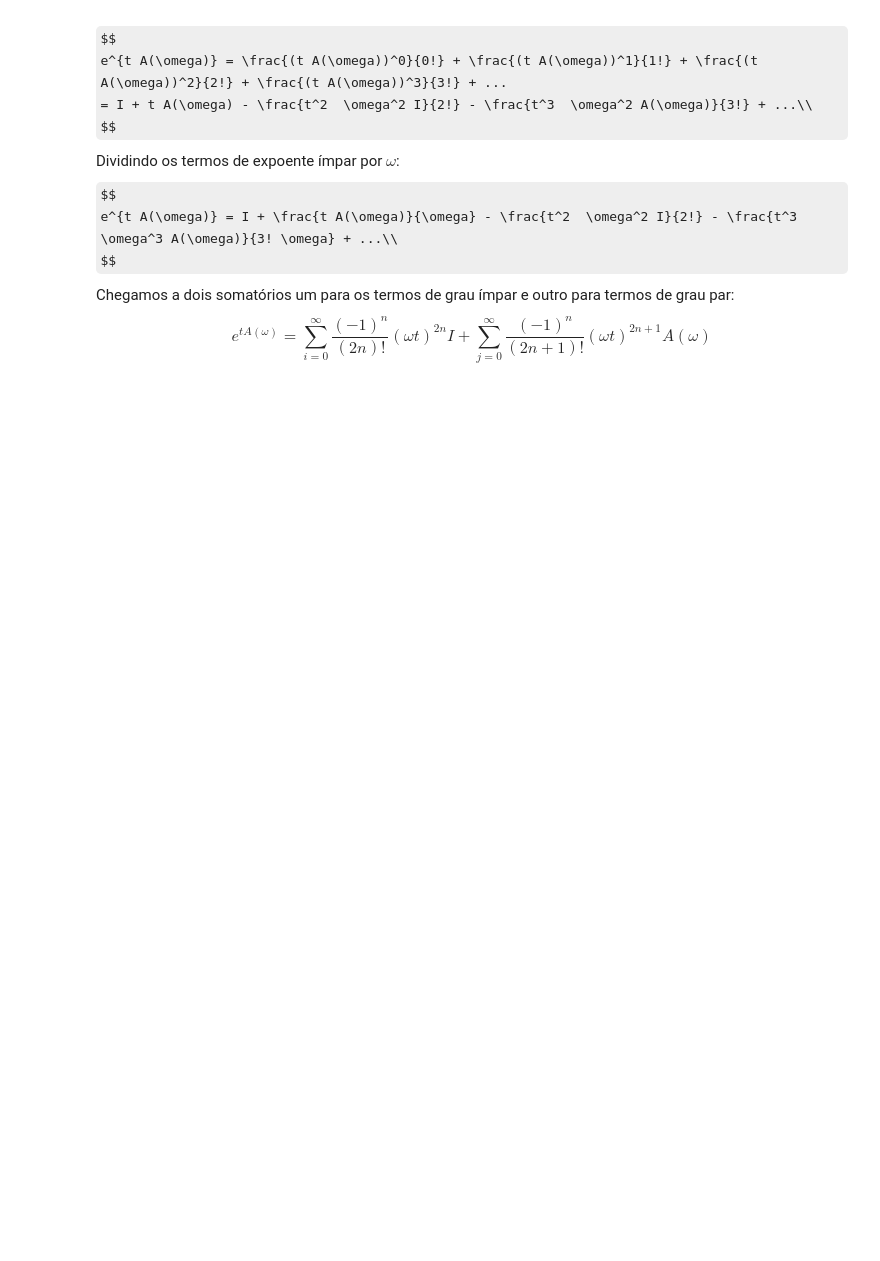
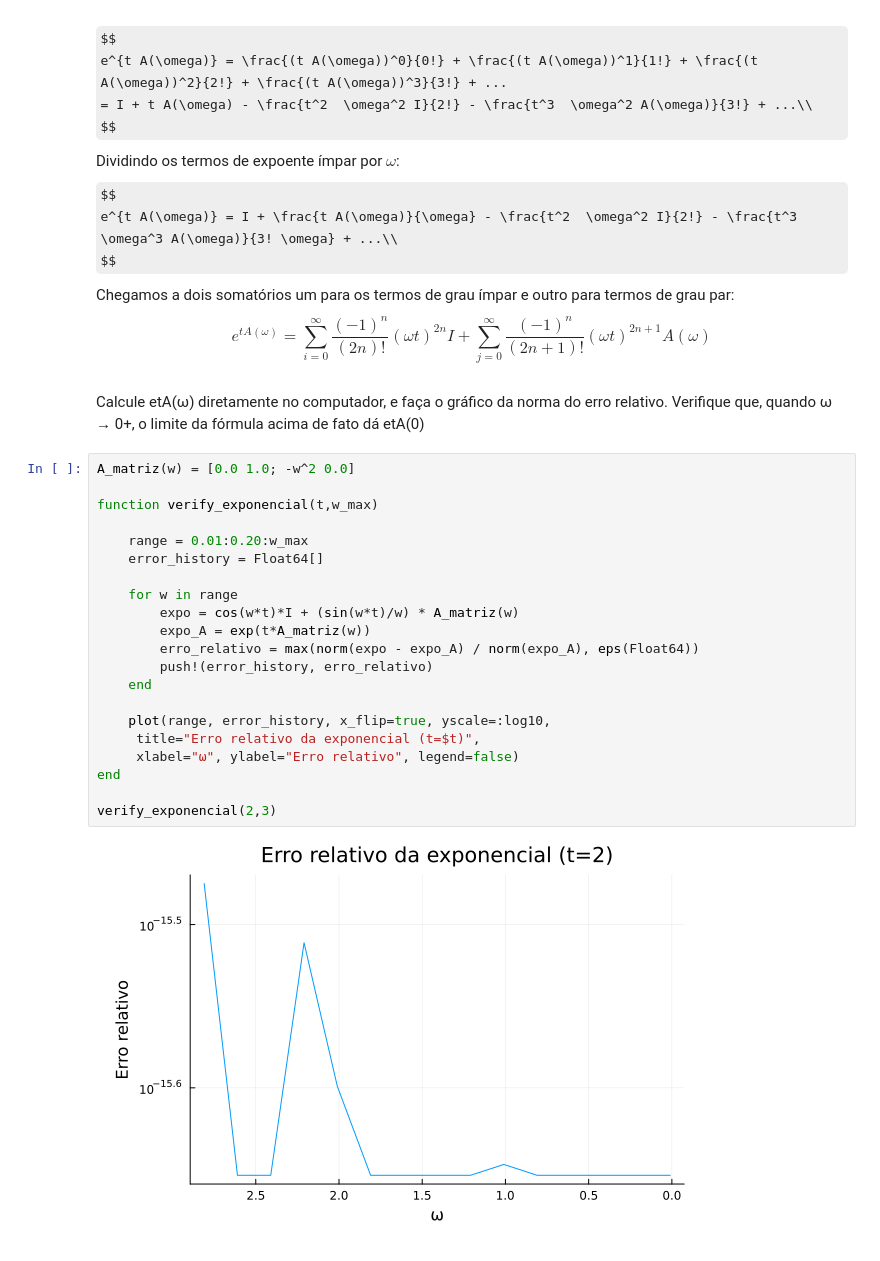
Before and after one commit to davi-dressler/householder_reflectors, a Jupyter notebook: projeto_4 .ipynb, the cells around one changed output. Cells and saved outputs as stored; diff of their text form; some formulas as TeX source; blank space fills up the shorter version.

```diff
--- a/projeto_4 .ipynb
+++ b/projeto_4 .ipynb
@@ -674,3 +727,29 @@ Chegamos a dois somatórios um para os termos de grau ímpar e outro para termos
 $$
 e^{t A(\omega)} = \sum_{i=0}^{\infty} \frac{(-1)^n}{(2n)!} (\omega t)^{2n} I + \sum_{j=0}^{\infty} \frac{(-1)^n}{(2n + 1)!} (\omega t)^{2n + 1} A(\omega)
 $$
+# %% [markdown]
+Calcule etA(ω) diretamente no computador, e faça o gráfico da norma do erro relativo.
+Verifique que, quando ω → 0+, o limite da fórmula acima de fato dá etA(0)
+# %%
+A_matriz(w) = [0.0 1.0; -w^2 0.0]
+
+function verify_exponencial(t,w_max)
+
+    range = 0.01:0.20:w_max
+    error_history = Float64[]
+
+    for w in range
+        expo = cos(w*t)*I + (sin(w*t)/w) * A_matriz(w)
+        expo_A = exp(t*A_matriz(w))
+        erro_relativo = max(norm(expo - expo_A) / norm(expo_A), eps(Float64))
+        push!(error_history, erro_relativo)
+    end
+
+    plot(range, error_history, x_flip=true, yscale=:log10,
+     title="Erro relativo da exponencial (t=$t)",
+     xlabel="ω", ylabel="Erro relativo", legend=false)
+end
+
+verify_exponencial(2,3)
+# %% [output]
+[figure, added]
```
Also changed, not shown: parts of 28 cells of this notebook.
